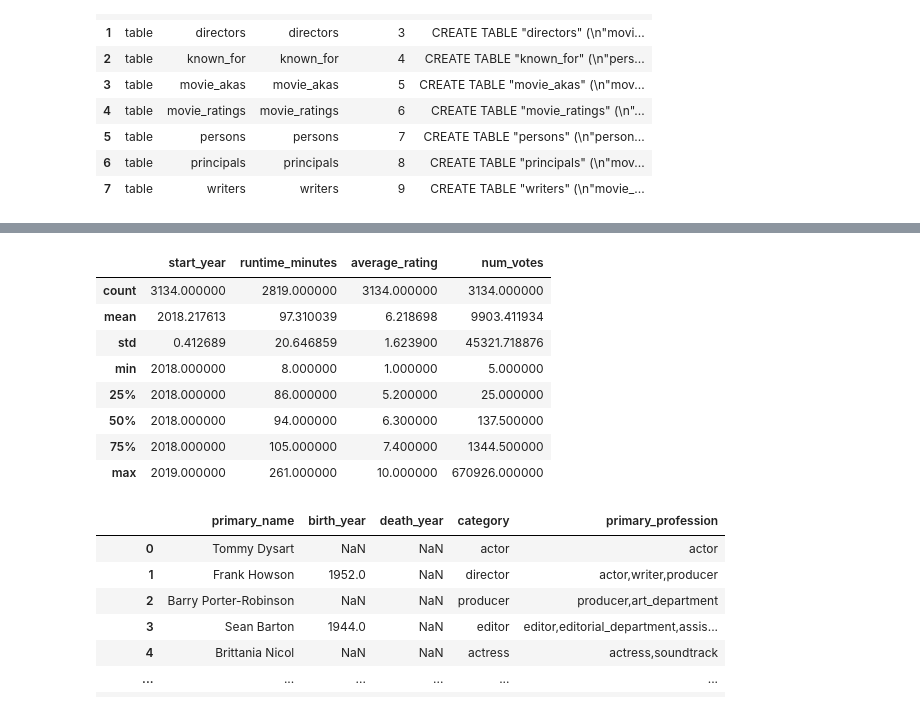
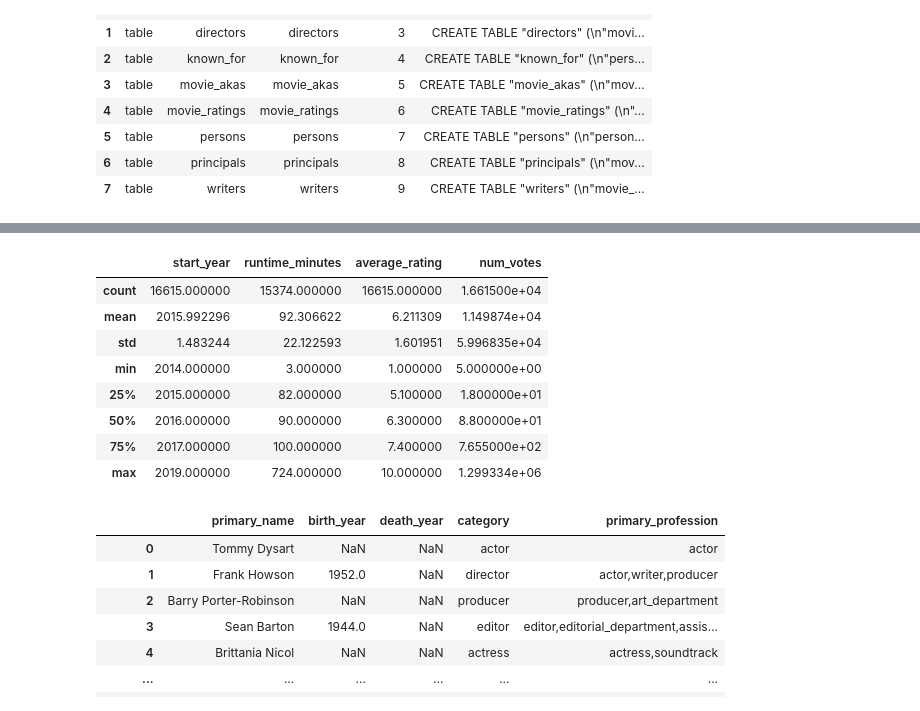
Before and after one commit to Haoweee/Original-Film-Production, a Jupyter notebook: phase2-project.ipynb, the cells around one changed output, grey strips where cells are left out. Drawn from its saved outputs; the diff is of its cells as text; code cells hidden in the pictures.

Commit message:
cleaned imdb datasets and started outlier detection

```diff
--- a/phase2-project.ipynb
+++ b/phase2-project.ipynb
@@ -80,7 +84,7 @@ imdb_columns_df = pd.read_sql(
     """, conn)
 
 # join the movie_ratings, movie_basics, and movie_akas tables
-imdb_df = pd.read_sql(
+imdb_movies_df = pd.read_sql(
     """
     SELECT basics.primary_title, basics.start_year, basics.runtime_minutes, rating.averagerating as average_rating, rating.numvotes as num_votes, basics.genres
     FROM movie_ratings as rating
@@ -88,7 +92,7 @@ imdb_df = pd.read_sql(
     USING (movie_id)
     JOIN movie_akas as akas
     USING (movie_id)
-    WHERE basics.start_year >= 2018 AND akas.region = 'US'
+    WHERE basics.start_year >= 2014 AND akas.region = 'US'
     """, conn)
 
 # join the principals and persons tables
@@ -450,16 +456,16 @@ genres               9
 dtype: int64
 # %%
-imdb_df.describe()
+imdb_movies_df.describe()
 # %% [output]
 |  | start_year | runtime_minutes | average_rating | num_votes |
-| count | 3134.000000 | 2819.000000 | 3134.000000 | 3134.000000 |
-| mean | 2018.217613 | 97.310039 | 6.218698 | 9903.411934 |
-| std | 0.412689 | 20.646859 | 1.623900 | 45321.718876 |
-| min | 2018.000000 | 8.000000 | 1.000000 | 5.000000 |
-| 25% | 2018.000000 | 86.000000 | 5.200000 | 25.000000 |
-| 50% | 2018.000000 | 94.000000 | 6.300000 | 137.500000 |
-| 75% | 2018.000000 | 105.000000 | 7.400000 | 1344.500000 |
-| max | 2019.000000 | 261.000000 | 10.000000 | 670926.000000 |
+| count | 16615.000000 | 15374.000000 | 16615.000000 | 1.661500e+04 |
+| mean | 2015.992296 | 92.306622 | 6.211309 | 1.149874e+04 |
+| std | 1.483244 | 22.122593 | 1.601951 | 5.996835e+04 |
+| min | 2014.000000 | 3.000000 | 1.000000 | 5.000000e+00 |
+| 25% | 2015.000000 | 82.000000 | 5.100000 | 1.800000e+01 |
+| 50% | 2016.000000 | 90.000000 | 6.300000 | 8.800000e+01 |
+| 75% | 2017.000000 | 100.000000 | 7.400000 | 7.655000e+02 |
+| max | 2019.000000 | 724.000000 | 10.000000 | 1.299334e+06 |
 # %%
 imdb_people_df
 # %% [output]
```
Also changed, not shown: parts of 41 cells of this notebook.
